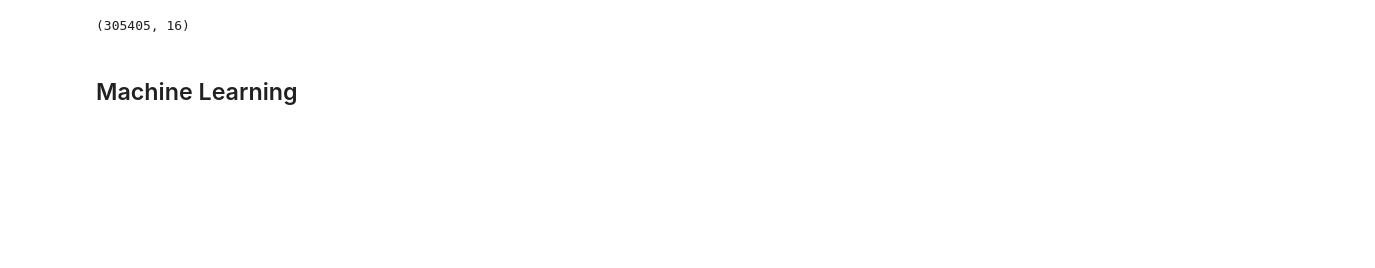
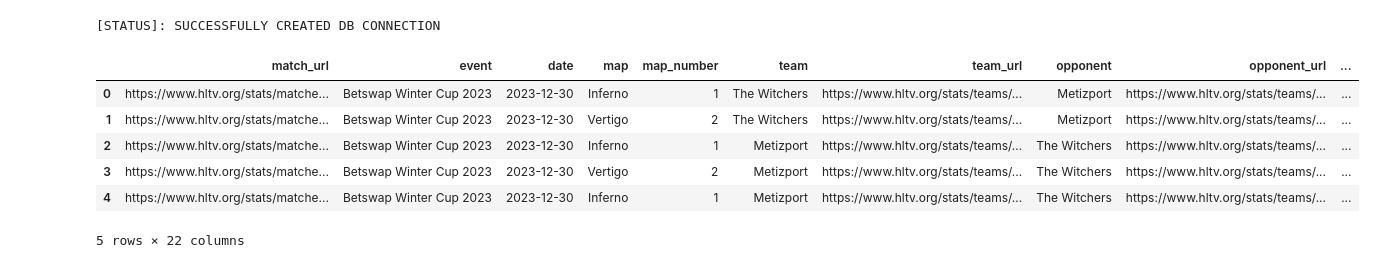
Before and after one commit to kazirshahria/csgo_ml_project, a Jupyter notebook: notebooks/ml_model.ipynb, the cells around one changed output. Cells and saved outputs as stored; diff of their text form; code cells hidden in the pictures; blank space fills up the shorter version.

```diff
--- a/notebooks/ml_model.ipynb
+++ b/notebooks/ml_model.ipynb
@@ -555,17 +17,0 @@ player_mean_rating_dict_reversed = {v: k for k, v in player_mean_rating_dict.ite
-# %%
-# Create the ML model with all the features
-ml_model_encoded = pd.concat(
-    [
-        ml_model_wma.drop(columns=["Map Number", "Opponent Team", "Team", "Name"]),
-        pd.DataFrame(data=encoded_maps, columns=maps_feature_names),
-        pd.DataFrame(ml_model_wma["Team"].map(team_std_rating_dict)),
-        pd.DataFrame(ml_model_wma["Opponent Team"].map(team_std_rating_dict)),
-        pd.DataFrame(ml_model_wma["Name"].map(player_mean_rating_dict)),
-    ],
-    axis=1
-)
-ml_model_encoded.shape
-# %% [output]
-(305405, 16)
-# %% [markdown]
-## Machine Learning
@@ -578,0 +18,19 @@ x_train, x_test, y_train, y_test = train_test_split(X, y, train_size=0.90, strat
+# %%
+# Connect to the AWS database
+connection, cursor = database_connection_and_cursor()
+cursor.execute(
+    """SELECT * FROM hltv_cs"""
+)
+cs_data = cursor.fetchall()
+cols = [col[0] for col in cursor.description]
+cs_data = pd.DataFrame(cs_data, columns=cols)
+cs_data.head()
+# %% [output]
+[STATUS]: SUCCESSFULLY CREATED DB CONNECTION
+|  | match_url | event | date | map | map_number | team | team_url | opponent | opponent_url | ... |
+| 0 | https://www.hltv.org/stats/matche... | Betswap Winter Cup 2023 | 2023-12-30 | Inferno | 1 | The Witchers | https://www.hltv.org/stats/teams/... | Metizport | https://www.hltv.org/stats/teams/... | ... |
+| 1 | https://www.hltv.org/stats/matche... | Betswap Winter Cup 2023 | 2023-12-30 | Vertigo | 2 | The Witchers | https://www.hltv.org/stats/teams/... | Metizport | https://www.hltv.org/stats/teams/... | ... |
+| 2 | https://www.hltv.org/stats/matche... | Betswap Winter Cup 2023 | 2023-12-30 | Inferno | 1 | Metizport | https://www.hltv.org/stats/teams/... | The Witchers | https://www.hltv.org/stats/teams/... | ... |
+| 3 | https://www.hltv.org/stats/matche... | Betswap Winter Cup 2023 | 2023-12-30 | Vertigo | 2 | Metizport | https://www.hltv.org/stats/teams/... | The Witchers | https://www.hltv.org/stats/teams/... | ... |
+| 4 | https://www.hltv.org/stats/matche... | Betswap Winter Cup 2023 | 2023-12-30 | Inferno | 1 | Metizport | https://www.hltv.org/stats/teams/... | The Witchers | https://www.hltv.org/stats/teams/... | ... |
+5 rows × 22 columns
```
Also changed, not shown: parts of 83 cells of this notebook.
